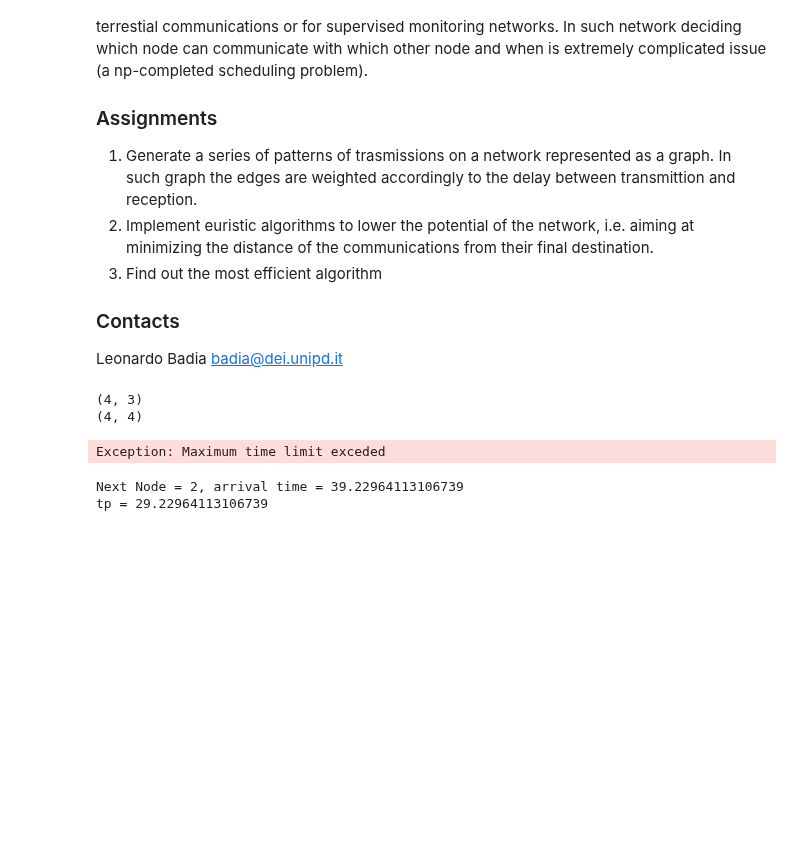
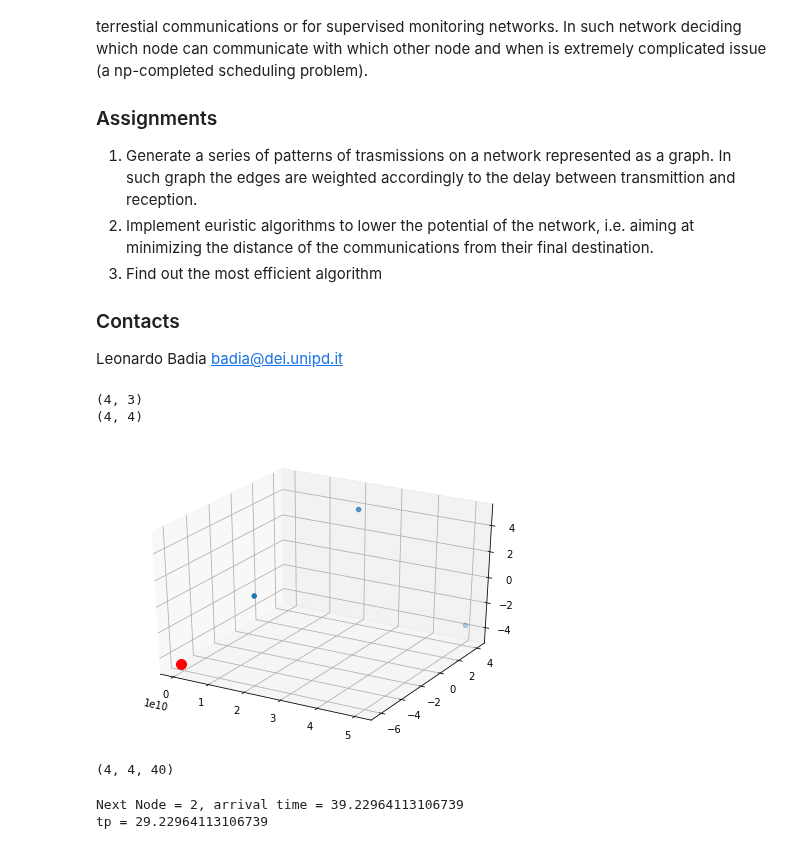
Before and after one commit to PhysicsOfData/LCP_projects_Y2, a Jupyter notebook: Project.ipynb, the cells around one changed output. Cells and saved outputs as stored; diff of their text form; code cells hidden in the pictures; blank space fills up the shorter version.

```diff
--- a/Project.ipynb
+++ b/Project.ipynb
@@ -70,3 +76,22 @@ print(A.shape)
+# %%
+def plot_network(nodes):
+
+    fig = plt.figure()
+    ax = Axes3D(fig)
+    ax.scatter(nodes[1:,0],nodes[1:,1],nodes[1:,2])
+    ax.scatter(nodes[0,0],nodes[0,1],nodes[0,2],color="red",s=100)   #Earth
+    plt.show()
+# %%
+plot_network(nodes)
+# %% [output]
+[figure, added]
+# %%
+At = add_temporal_dim(A,40)
+
+#test
+print(At.shape)
+# %% [output]
+(4, 4, 40)
 # %%
 #used to check if the time exceeds the maximum time of the system
 def check_time_step(A, time):
@@ -189,13 +214,6 @@ def DTN_dijkstra(A, starting_node, starting_time, ttr, delta_time, earth = 0):
         current = sorting_indexes[visited_nodes]
 
     return find_next(starting_node, previous, distances)
-# %%
-N = 20
-timesteps = 100
-A = np.random.random((N, N, 100))
-DTN_dijkstra(A, 1, 200, 1, 1)
-# %% [output]
-Exception: Maximum time limit exceded
 # %%
 starting_node = 1
 A[0, starting_node] = np.inf
```
Also changed, not shown: parts of 1 cell of this notebook.
